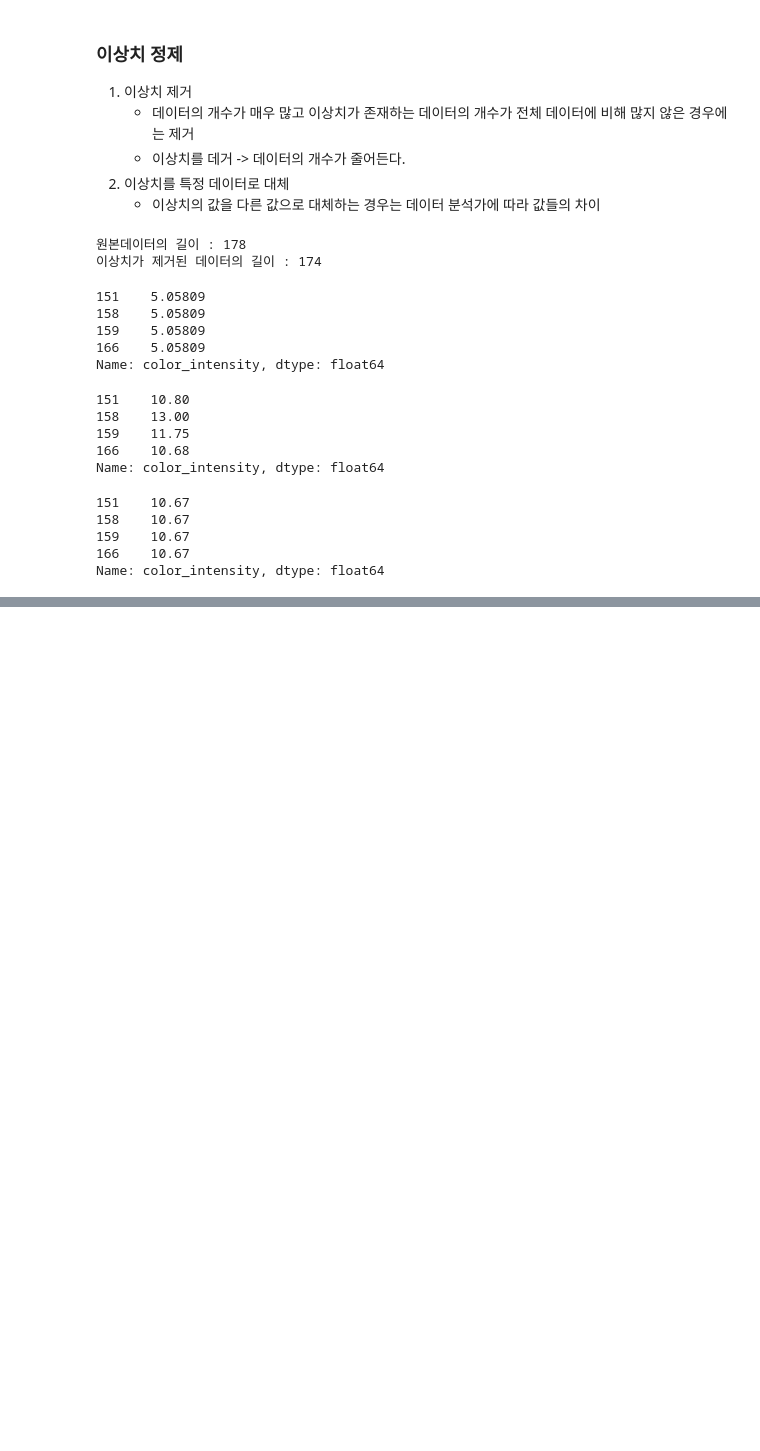
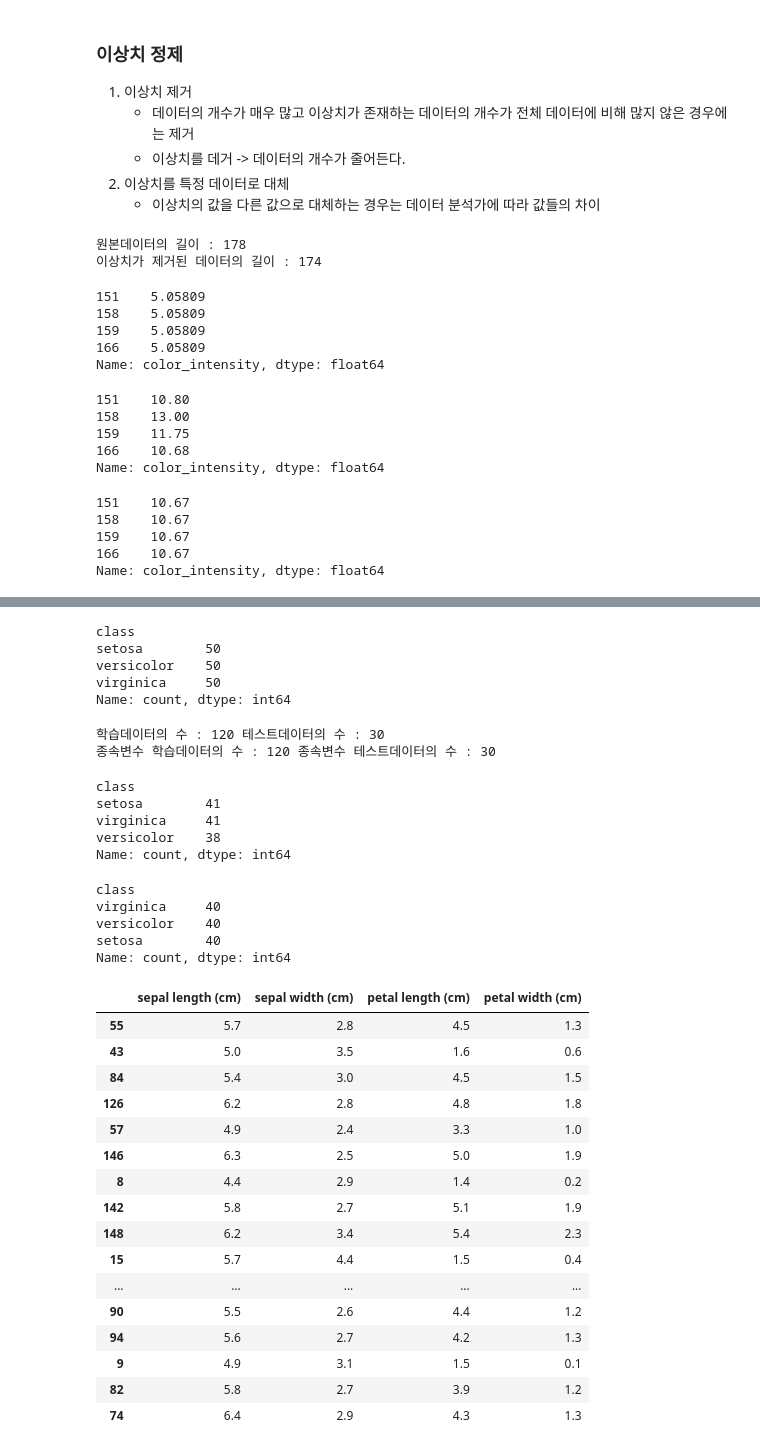
Before and after one commit to Kimboyun00/Ubion, a Jupyter notebook: Python/25.04.02/이상치.ipynb, the cells around one changed output, grey strips where cells are left out. Drawn from its saved outputs; the diff is of its cells as text; code cells hidden in the pictures; blank space fills up the shorter version.

```diff
--- a/Python/25.04.02/이상치.ipynb
+++ b/Python/25.04.02/이상치.ipynb
@@ -213,0 +270,2 @@ Name: color_intensity, dtype: float64
+# %%
+iris_load = load_iris()
@@ -213,0 +276,4 @@ Name: color_intensity, dtype: float64
+# %%
+iris = pd.DataFrame(iris_load['data'], columns=iris_load['feature_names'])
+iris['class'] = iris_load['target']
+iris.head()
@@ -213,0 +287,6 @@ Name: color_intensity, dtype: float64
+# %%
+iris['class'] = iris['class'].map({
+    0 : 'setosa',
+    1 : 'versicolor',
+    2 : 'virginica'
+})
@@ -213,0 +302,8 @@ Name: color_intensity, dtype: float64
+# %%
+iris['class'].value_counts()
+# %% [output]
+class
+setosa        50
+versicolor    50
+virginica     50
+Name: count, dtype: int64
@@ -213,0 +317,51 @@ Name: color_intensity, dtype: float64
+# %%
+print(f"학습데이터의 수 : {len(x_train)} 테스트데이터의 수 : {len(x_test)}")
+print(f"종속변수 학습데이터의 수 : {len(y_train)} 종속변수 테스트데이터의 수 : {len(y_test)}")
+# %% [output]
+학습데이터의 수 : 120 테스트데이터의 수 : 30
+종속변수 학습데이터의 수 : 120 종속변수 테스트데이터의 수 : 30
+# %%
+y_train.value_counts()
+# %% [output]
+class
+setosa        41
+virginica     41
+versicolor    38
+Name: count, dtype: int64
+# %%
+X_train, X_test, Y_train, Y_test = train_test_split(
+    iris.drop('class', axis=1),
+    iris['class'],
+    test_size=0.2,
+    random_state=10,
+    stratify=iris['class'],
+    shuffle=True
+)
+# %%
+Y_train.value_counts()
+# %% [output]
+class
+virginica     40
+versicolor    40
+setosa        40
+Name: count, dtype: int64
+# %%
+X_test
+# %% [output]
+|  | sepal length (cm) | sepal width (cm) | petal length (cm) | petal width (cm) |
+| 55 | 5.7 | 2.8 | 4.5 | 1.3 |
+| 43 | 5.0 | 3.5 | 1.6 | 0.6 |
+| 84 | 5.4 | 3.0 | 4.5 | 1.5 |
+| 126 | 6.2 | 2.8 | 4.8 | 1.8 |
+| 57 | 4.9 | 2.4 | 3.3 | 1.0 |
+| 146 | 6.3 | 2.5 | 5.0 | 1.9 |
+| 8 | 4.4 | 2.9 | 1.4 | 0.2 |
+| 142 | 5.8 | 2.7 | 5.1 | 1.9 |
+| 148 | 6.2 | 3.4 | 5.4 | 2.3 |
+| 15 | 5.7 | 4.4 | 1.5 | 0.4 |
+| ... | ... | ... | ... | ... |
+| 90 | 5.5 | 2.6 | 4.4 | 1.2 |
+| 94 | 5.6 | 2.7 | 4.2 | 1.3 |
+| 9 | 4.9 | 3.1 | 1.5 | 0.1 |
+| 82 | 5.8 | 2.7 | 3.9 | 1.2 |
+| 74 | 6.4 | 2.9 | 4.3 | 1.3 |
```
Also changed, not shown: parts of 13 cells of this notebook.
